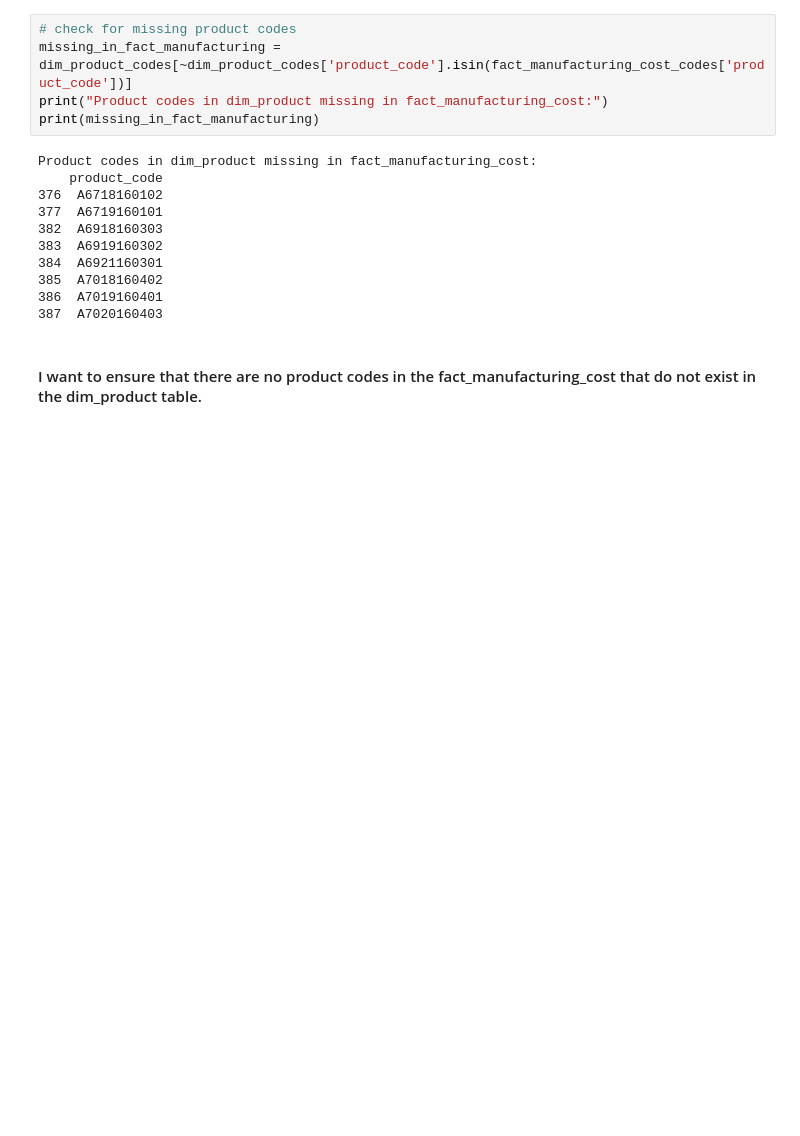
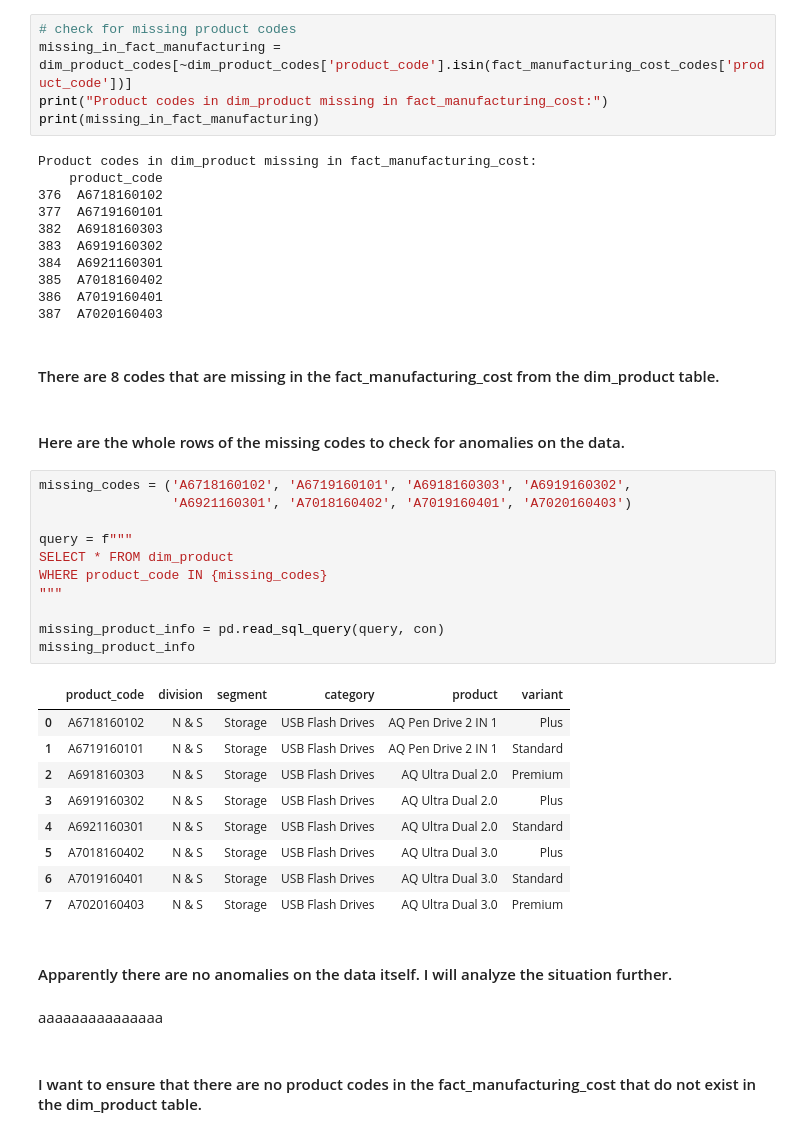
Before and after one commit to CesarChaparro1974/Financial_Analysis_Project, a Jupyter notebook: final_project.ipynb, the cells around one changed output. Cells and saved outputs as stored; diff of their text form; blank space fills up the shorter version.

```diff
--- a/final_project.ipynb
+++ b/final_project.ipynb
@@ -322,6 +327,35 @@ Product codes in dim_product missing in fact_manufacturing_cost:
 385  A7018160402
 386  A7019160401
 387  A7020160403
+# %% [markdown]
+#### There are 8 codes that are missing in the fact_manufacturing_cost from the dim_product table.
+# %% [markdown]
+#### Here are the whole rows of the missing codes to check for anomalies on the data.
+# %%
+missing_codes = ('A6718160102', 'A6719160101', 'A6918160303', 'A6919160302',
+                 'A6921160301', 'A7018160402', 'A7019160401', 'A7020160403')
+
+query = f"""
+SELECT * FROM dim_product
+WHERE product_code IN {missing_codes}
+"""
+
+missing_product_info = pd.read_sql_query(query, con)
+missing_product_info
+# %% [output]
+|  | product_code | division | segment | category | product | variant |
+| 0 | A6718160102 | N & S | Storage | USB Flash Drives | AQ Pen Drive 2 IN 1 | Plus |
+| 1 | A6719160101 | N & S | Storage | USB Flash Drives | AQ Pen Drive 2 IN 1 | Standard |
+| 2 | A6918160303 | N & S | Storage | USB Flash Drives | AQ Ultra Dual 2.0 | Premium |
+| 3 | A6919160302 | N & S | Storage | USB Flash Drives | AQ Ultra Dual 2.0 | Plus |
+| 4 | A6921160301 | N & S | Storage | USB Flash Drives | AQ Ultra Dual 2.0 | Standard |
+| 5 | A7018160402 | N & S | Storage | USB Flash Drives | AQ Ultra Dual 3.0 | Plus |
+| 6 | A7019160401 | N & S | Storage | USB Flash Drives | AQ Ultra Dual 3.0 | Standard |
+| 7 | A7020160403 | N & S | Storage | USB Flash Drives | AQ Ultra Dual 3.0 | Premium |
+# %% [markdown]
+#### Apparently there are no anomalies on the data itself. I will analyze the situation further.
+# %% [markdown]
+aaaaaaaaaaaaaaa
 # %% [markdown]
 #### I want to ensure that there are no product codes in the fact_manufacturing_cost that do not exist in the dim_product table.
 # %%
```
Also changed, not shown: parts of 15 cells of this notebook.
